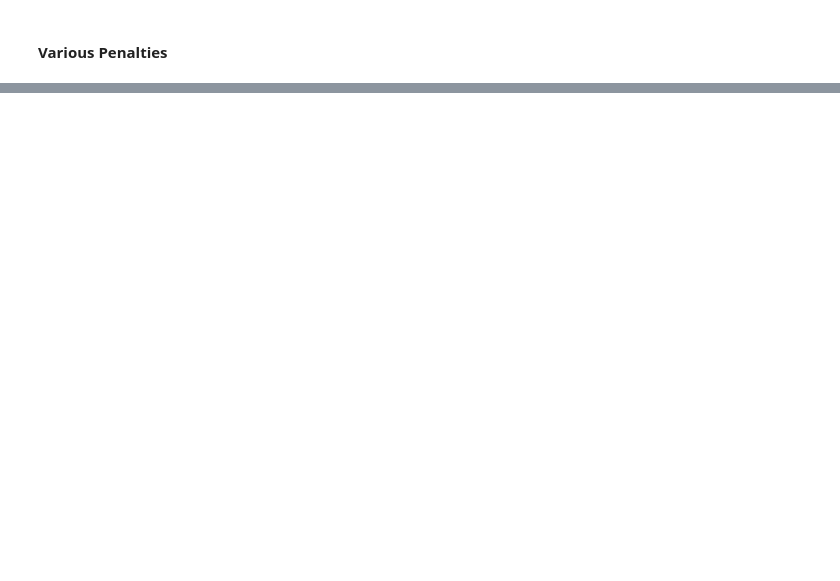
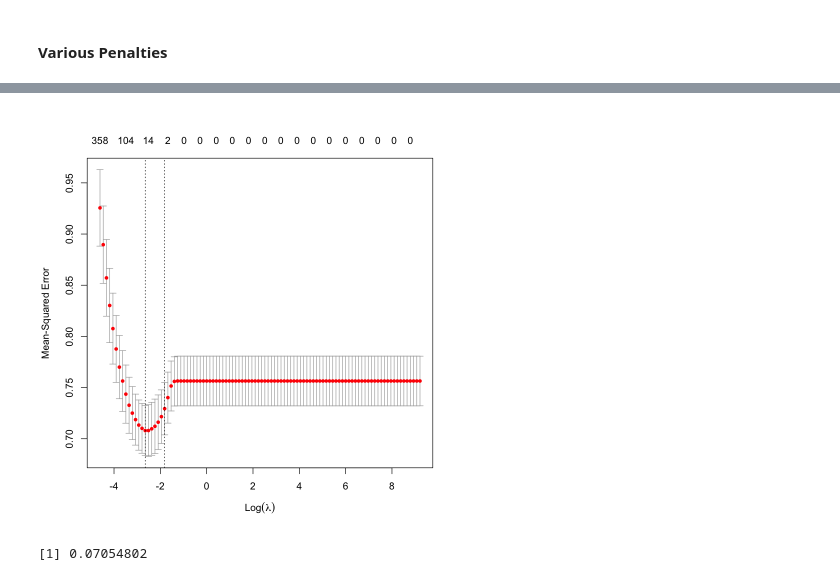
Before and after one commit to Samuel11-cell/BDML_202501-SNM, a Jupyter notebook: Modulo03/CuadernoModulo03_Regularizacion.ipynb, the cells around one changed output, grey strips where cells are left out. Cells and saved outputs as stored; diff of their text form; code cells hidden in the pictures; blank space fills up the shorter version.

```diff
--- a/Modulo03/CuadernoModulo03_Regularizacion.ipynb
+++ b/Modulo03/CuadernoModulo03_Regularizacion.ipynb
@@ -287,3 +629,13 @@ plot(lasso01, xvar = "lambda")
+# %%
+cv_lasso <- cv.glmnet(X, y, alpha = 1, lambda = lambda_seq, foldid = folds)
+# %%
+plot(cv_lasso)
+# %% [output]
+[figure, added]
+# %%
+cv_lasso$lambda.min
+# %% [output]
+[1] 0.07054802
 # %% [markdown]
 ## Elastic Net
 
```
Also changed, not shown: parts of 74 cells of this notebook, 1 other file.
